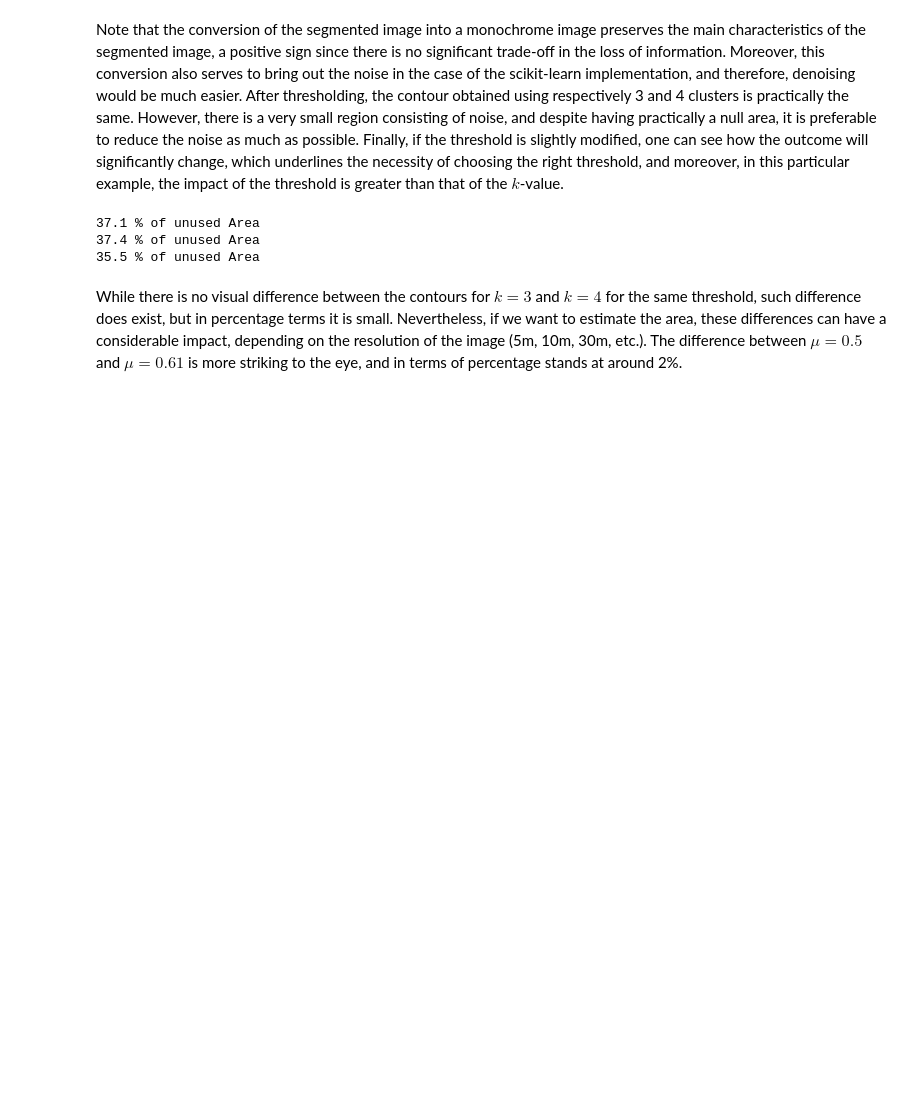
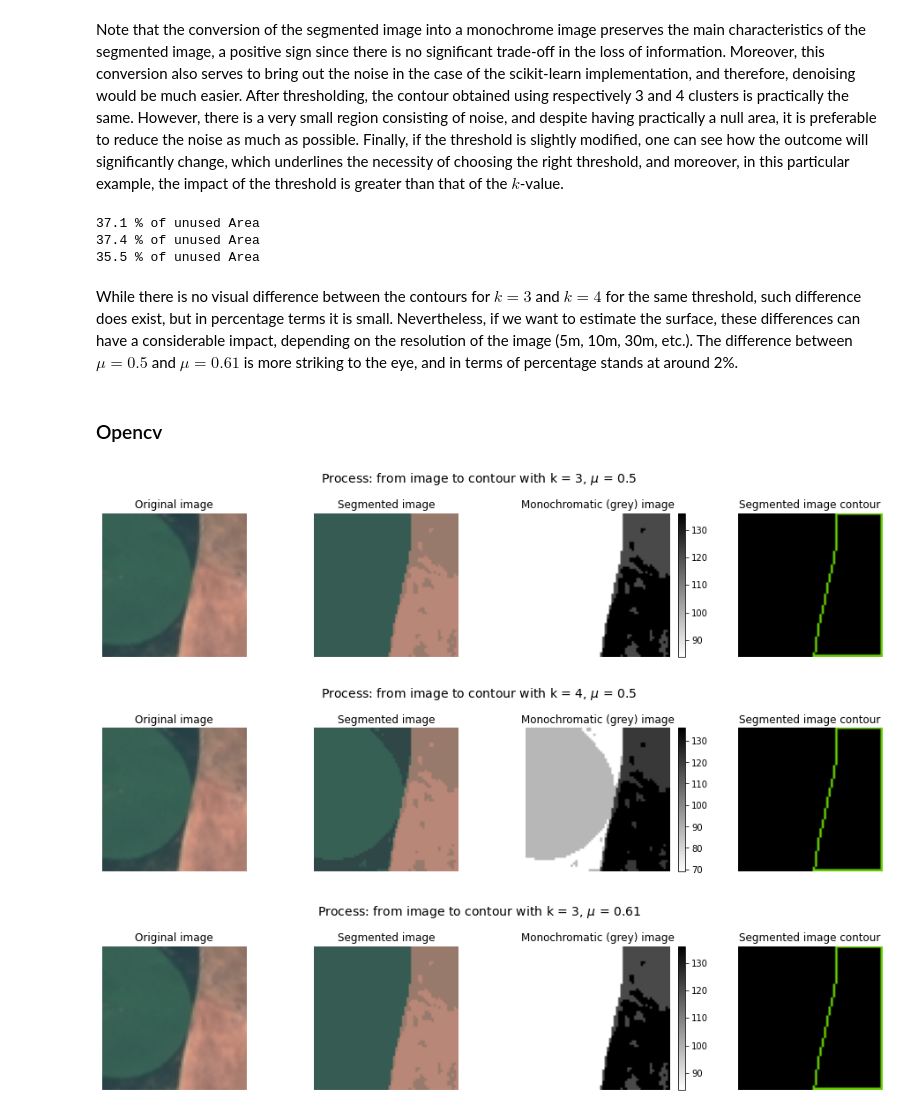
Before and after one commit to achrafkr/Satellite-Imaging, a Jupyter notebook: Cropland Estimation/Notebooks/Terrain_segmentation.ipynb, the cells around one changed output. Saved outputs shown, nothing was run; the diff lists cells and outputs as text; code cells hidden in the pictures; blank space fills up the shorter version.

```diff
--- a/Cropland Estimation/Notebooks/Terrain_segmentation.ipynb
+++ b/Cropland Estimation/Notebooks/Terrain_segmentation.ipynb
@@ -217,4 +217,27 @@ print("{:.1f} % of unused Area".format(compute_area(sk_cont_k3_, return_pct = Tr
 37.4 % of unused Area
 35.5 % of unused Area
 # %% [markdown]
-While there is no visual difference between the contours for $k = 3$ and $k = 4$ for the same threshold, such difference does exist, but in percentage terms it is small. Nevertheless, if we want to estimate the area, these differences can have a considerable impact, depending on the resolution of the image (5m, 10m, 30m, etc.). The difference between $\mu = 0.5$ and $\mu = 0.61$ is more striking to the eye, and in terms of percentage stands at around 2%.
+While there is no visual difference between the contours for $k = 3$ and $k = 4$ for the same threshold, such difference does exist, but in percentage terms it is small. Nevertheless, if we want to estimate the surface, these differences can have a considerable impact, depending on the resolution of the image (5m, 10m, 30m, etc.). The difference between $\mu = 0.5$ and $\mu = 0.61$ is more striking to the eye, and in terms of percentage stands at around 2%.
+# %% [markdown]
+### Opencv
+# %%
+# Transform the segmented color image into a monochrome image
+cv_img_grey_k3 = cv2.cvtColor(cv_segmented_image_k3, cv2.COLOR_BGR2GRAY)
+cv_img_grey_k4 = cv2.cvtColor(cv_segmented_image_k4, cv2.COLOR_BGR2GRAY)
+# Set the threshold using
+cv_thresh_k3 = np.quantile(cv_img_grey_k3, 0.5)
+cv_thresh_k3_ = np.quantile(cv_img_grey_k3, 0.61)
+cv_thresh_k4 = np.quantile(cv_img_grey_k4, 0.5)
+# Apply the threshold and compute the contours of the segmented image
+cv_contour_k3, cv_cont_k3 = draw_contour(cv_segmented_image_k3, cv_thresh_k3, 'binary')
+cv_contour_k3_, cv_cont_k3_ = draw_contour(cv_segmented_image_k3, cv_thresh_k3_, 'binary')
+cv_contour_k4, cv_cont_k4 = draw_contour(cv_segmented_image_k4, cv_thresh_k4, 'binary')
+# %%
+# Display the results
+plotevo(cv_img, cv_segmented_image_k3, cv_img_grey_k3, cv_contour_k3, 'Process: from image to contour with k = 3, $\mu$ = 0.5')
+plotevo(cv_img, cv_segmented_image_k4, cv_img_grey_k4, cv_contour_k4, 'Process: from image to contour with k = 4, $\mu$ = 0.5')
+plotevo(cv_img, cv_segmented_image_k3, cv_img_grey_k3, cv_contour_k3_, 'Process: from image to contour with k = 3, $\mu$ = 0.61')
+# %% [output]
+[figure, added]
+[figure, added]
+[figure, added]
```
Also changed, not shown: parts of 15 cells of this notebook.
